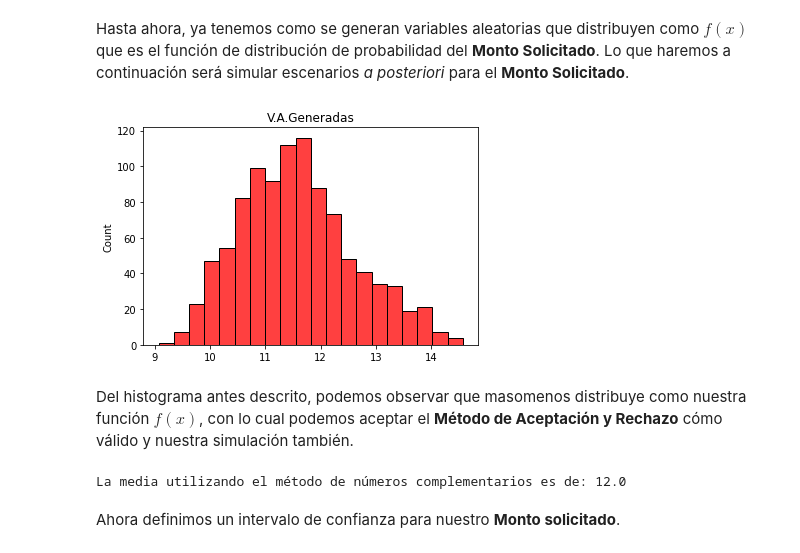
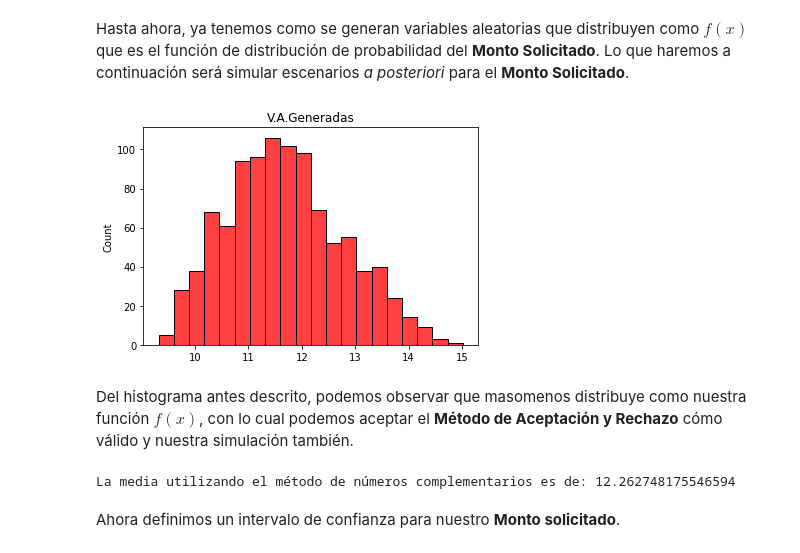
Before and after one commit to JuanPablo2019/Proyecto_modulo1, a Jupyter notebook: ProyectoModulo1_MaganaJ_PinedaB.ipynb, the cells around one changed output. Drawn from its saved outputs; the diff is of its cells as text; code cells hidden in the pictures.

```diff
--- a/ProyectoModulo1_MaganaJ_PinedaB.ipynb
+++ b/ProyectoModulo1_MaganaJ_PinedaB.ipynb
@@ -1111,19 +1119,19 @@ El máximo de nuestra f(x) es: 0.3841074592743751
 Hasta ahora, ya tenemos como se generan variables aleatorias que distribuyen como $f(x)$ que es el función de distribución de probabilidad del **Monto Solicitado**. Lo que haremos a continuación será simular escenarios _a posteriori_ para el **Monto Solicitado**.
 # %%
 # Calculamos los valores aleatorios. Generaremos 1,000 aleatorios.
-New_VA_MS = values_acep_rechazo(1000, f_uni_kde, t, 9, 15)
+New_VA_MS = values_acep_rechazo(1000, f_uni_kde, t, min(x_real), max(x_real))
 
 # A manera de comprobación, graficaremos un histograma de las variables aleatorias generadas. Se espera distribuyan como f(x).
 sns.histplot(New_VA_MS, color='r', bins=20).set_title('V.A.Generadas');
 # %% [output]
-[figure, old version]
+[figure, new version]
 # %% [markdown]
 Del histograma antes descrito, podemos observar que masomenos distribuye como nuestra función $f(x)$, con lo cual podemos aceptar el **Método de Aceptación y Rechazo** cómo válido y nuestra simulación también.
 # %%
 # Utilizando el metodo de numeros complementarios.
 # Complemento de variables aleatorias.
-a = 9
-b = 15
+a = min(x_real)
+b = max(x_real)
 U_sC = b - np.array(New_VA_MS) + a
 
 # Buscamos la media para este método.
@@ -1132,7 +1140,7 @@ media_complementario = np.mean(complementario)
 
 print(f'La media utilizando el método de números complementarios es de: {media_complementario}')
 # %% [output]
-La media utilizando el método de números complementarios es de: 12.0
+La media utilizando el método de números complementarios es de: 12.262748175546594
 # %% [markdown]
 Ahora definimos un intervalo de confianza para nuestro **Monto solicitado**.
 # %%
```
Also changed, not shown: parts of 72 cells of this notebook.
